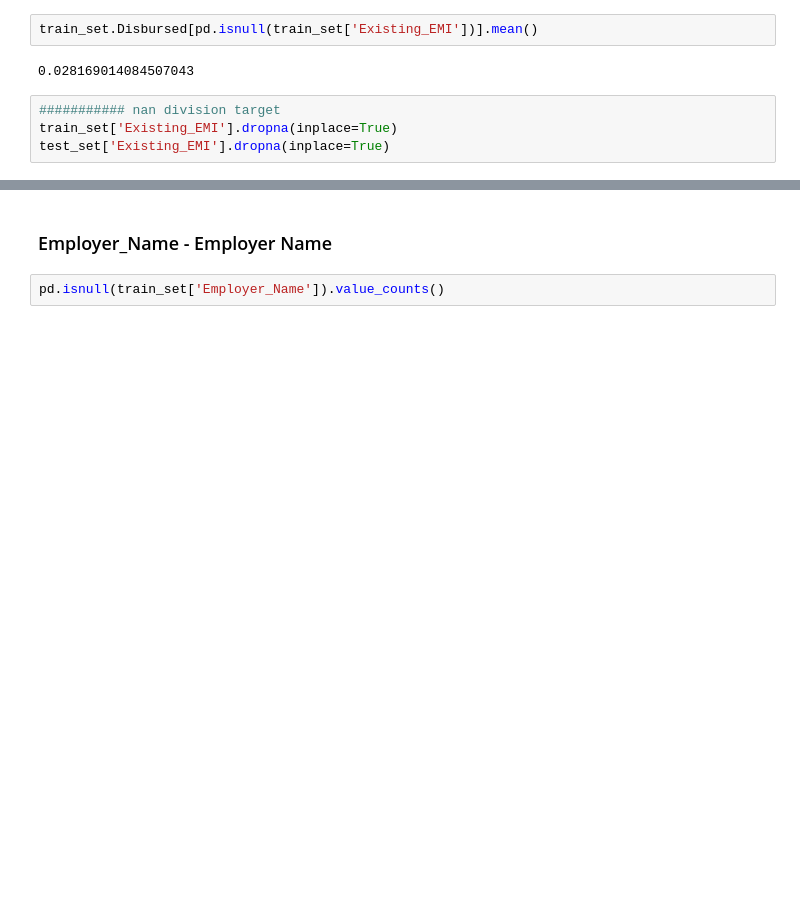
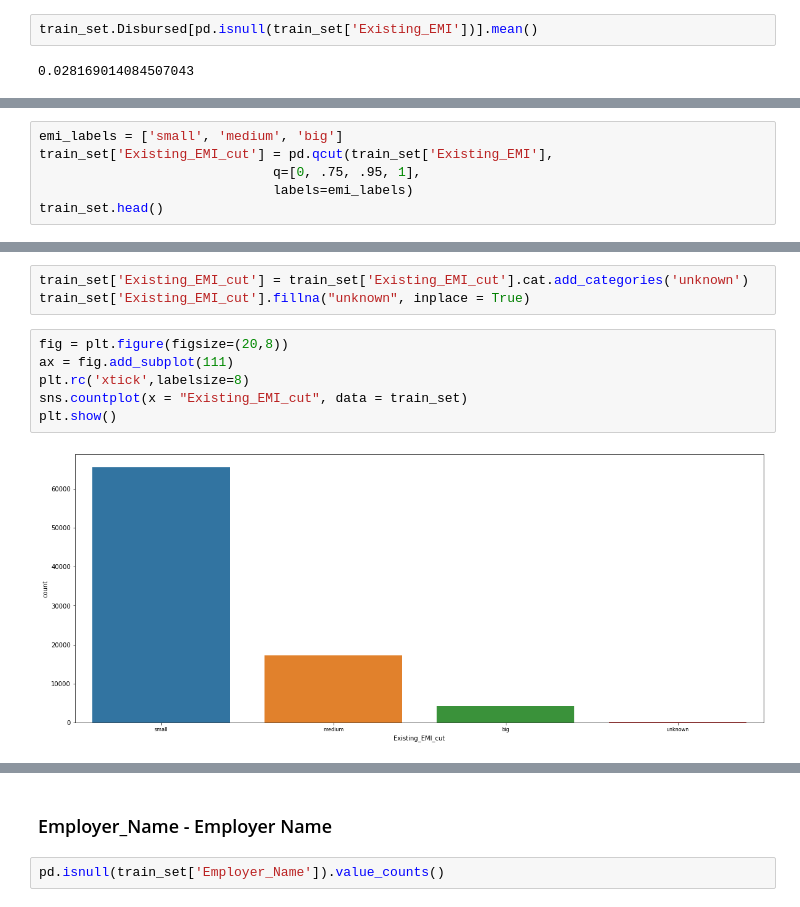
Before and after one commit to agomolka/AutomateDealingWithImbalance, a Jupyter notebook: main.ipynb, the cells around one changed output, grey strips where cells are left out. Cells and saved outputs as stored; diff of their text form; blank space fills up the shorter version.

Commit message:
Binning EMI data column

```diff
--- a/main.ipynb
+++ b/main.ipynb
@@ -685,7 +694,3 @@ pd.isnull(train_set['Existing_EMI']).sum()
 train_set.Disbursed[pd.isnull(train_set['Existing_EMI'])].mean()
 # %% [output]
 0.028169014084507043
-# %%
-########### nan division target
-train_set['Existing_EMI'].dropna(inplace=True)
-test_set['Existing_EMI'].dropna(inplace=True)
@@ -693,0 +722,6 @@ num_features.append('Loan_Tenure_Applied')
+# %%
+emi_labels = ['small', 'medium', 'big']
+train_set['Existing_EMI_cut'] = pd.qcut(train_set['Existing_EMI'],
+                              q=[0, .75, .95, 1],
+                              labels=emi_labels)
+train_set.head()
@@ -693,0 +736,11 @@ num_features.append('Loan_Tenure_Applied')
+# %%
+train_set['Existing_EMI_cut'] = train_set['Existing_EMI_cut'].cat.add_categories('unknown')
+train_set['Existing_EMI_cut'].fillna("unknown", inplace = True)
+# %%
+fig = plt.figure(figsize=(20,8))
+ax = fig.add_subplot(111)
+plt.rc('xtick',labelsize=8)
+sns.countplot(x = "Existing_EMI_cut", data = train_set)
+plt.show()
+# %% [output]
+[figure, added]
```
Also changed, not shown: parts of 12 cells of this notebook.
